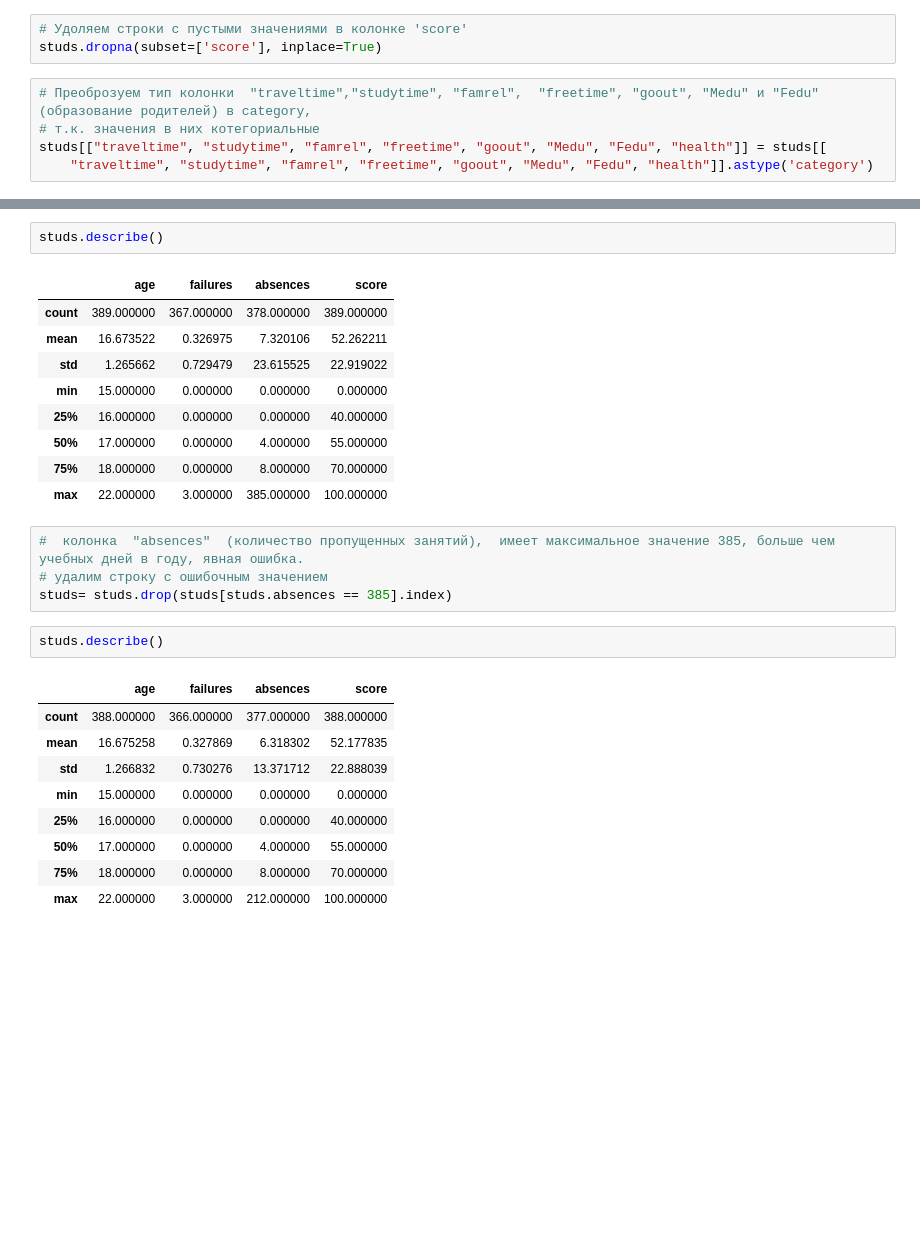
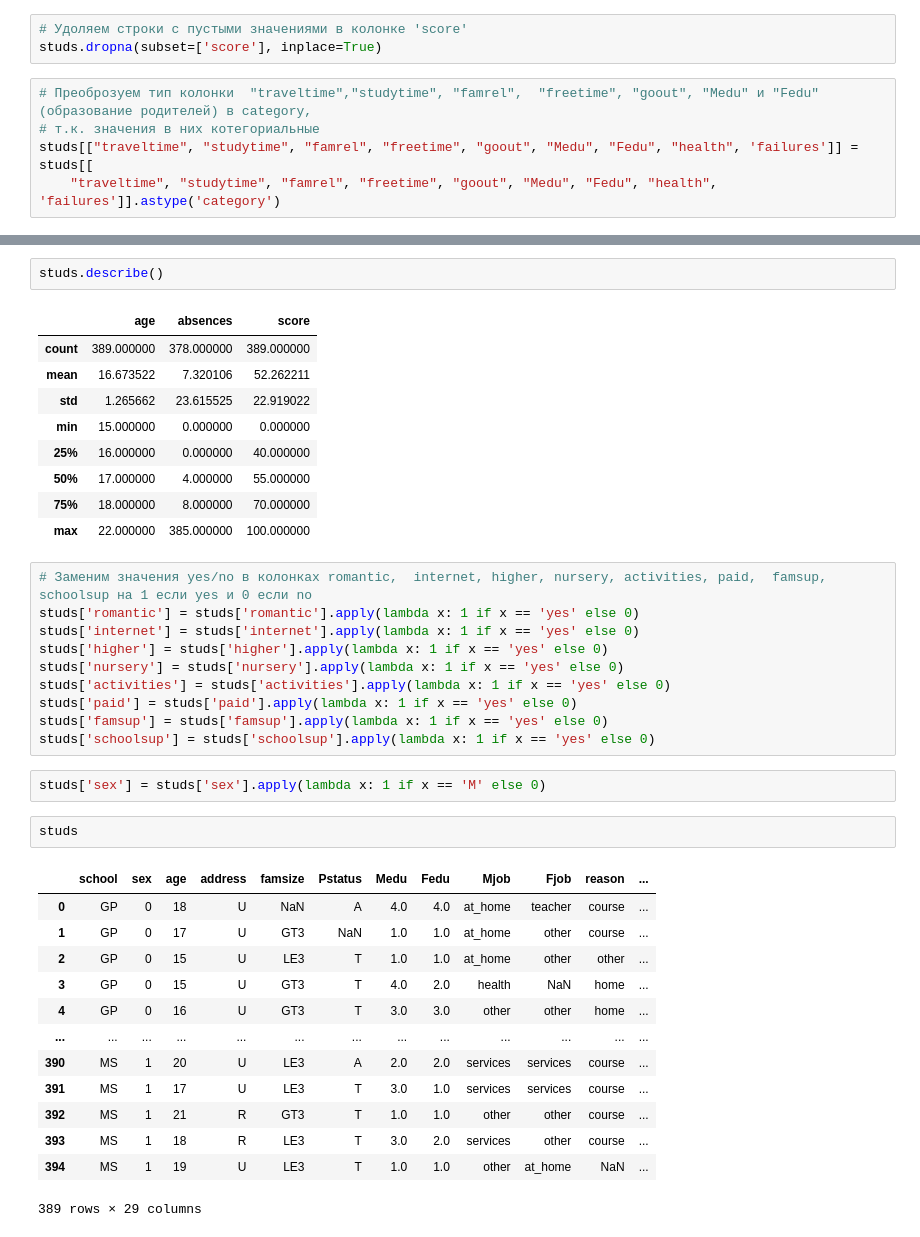
Before and after one commit to NikolasV87/moduke_2, a Jupyter notebook: stud_muth.ipynb, the cells around one changed output, grey strips where cells are left out. Saved outputs shown, nothing was run; the diff lists cells and outputs as text; blank space fills up the shorter version.

```diff
--- a/stud_muth.ipynb
+++ b/stud_muth.ipynb
@@ -125,5 +181,5 @@ studs.dropna(subset=['score'], inplace=True)
 # %%
 # Преоброзуем тип колонки  "traveltime","studytime", "famrel",	"freetime",	"goout", "Medu" и "Fedu" (образование родителей) в category,
 # т.к. значения в них котегориальные
-studs[["traveltime", "studytime", "famrel", "freetime", "goout", "Medu", "Fedu", "health"]] = studs[[
-    "traveltime", "studytime", "famrel", "freetime", "goout", "Medu", "Fedu", "health"]].astype('category')
+studs[["traveltime", "studytime", "famrel", "freetime", "goout", "Medu", "Fedu", "health", 'failures']] = studs[[
+    "traveltime", "studytime", "famrel", "freetime", "goout", "Medu", "Fedu", "health", 'failures']].astype('category')
@@ -151,28 +186,40 @@ dtype: int64
 # %%
 studs.describe()
 # %% [output]
-|  | age | failures | absences | score |
-| count | 389.000000 | 367.000000 | 378.000000 | 389.000000 |
-| mean | 16.673522 | 0.326975 | 7.320106 | 52.262211 |
-| std | 1.265662 | 0.729479 | 23.615525 | 22.919022 |
-| min | 15.000000 | 0.000000 | 0.000000 | 0.000000 |
-| 25% | 16.000000 | 0.000000 | 0.000000 | 40.000000 |
-| 50% | 17.000000 | 0.000000 | 4.000000 | 55.000000 |
-| 75% | 18.000000 | 0.000000 | 8.000000 | 70.000000 |
-| max | 22.000000 | 3.000000 | 385.000000 | 100.000000 |
+|  | age | absences | score |
+| count | 389.000000 | 378.000000 | 389.000000 |
+| mean | 16.673522 | 7.320106 | 52.262211 |
+| std | 1.265662 | 23.615525 | 22.919022 |
+| min | 15.000000 | 0.000000 | 0.000000 |
+| 25% | 16.000000 | 0.000000 | 40.000000 |
+| 50% | 17.000000 | 4.000000 | 55.000000 |
+| 75% | 18.000000 | 8.000000 | 70.000000 |
+| max | 22.000000 | 385.000000 | 100.000000 |
-# %%
-#  колонка  "absences"  (количество пропущенных занятий),  имеет максимальное значение 385, больше чем учебных дней в году, явная ошибка.
-# удалим строку с ошибочным значением
-studs= studs.drop(studs[studs.absences == 385].index)
+# %%
+# Заменим значения yes/no в колонках romantic,  internet, higher, nursery, activities, paid,  famsup, schoolsup на 1 если yes и 0 если no
+studs['romantic'] = studs['romantic'].apply(lambda x: 1 if x == 'yes' else 0)
+studs['internet'] = studs['internet'].apply(lambda x: 1 if x == 'yes' else 0)
+studs['higher'] = studs['higher'].apply(lambda x: 1 if x == 'yes' else 0)
+studs['nursery'] = studs['nursery'].apply(lambda x: 1 if x == 'yes' else 0)
+studs['activities'] = studs['activities'].apply(lambda x: 1 if x == 'yes' else 0)
+studs['paid'] = studs['paid'].apply(lambda x: 1 if x == 'yes' else 0)
+studs['famsup'] = studs['famsup'].apply(lambda x: 1 if x == 'yes' else 0)
+studs['schoolsup'] = studs['schoolsup'].apply(lambda x: 1 if x == 'yes' else 0)
+# %%
+studs['sex'] = studs['sex'].apply(lambda x: 1 if x == 'M' else 0)
 # %%
-studs.describe()
+studs
 # %% [output]
-|  | age | failures | absences | score |
-| count | 388.000000 | 366.000000 | 377.000000 | 388.000000 |
-| mean | 16.675258 | 0.327869 | 6.318302 | 52.177835 |
-| std | 1.266832 | 0.730276 | 13.371712 | 22.888039 |
-| min | 15.000000 | 0.000000 | 0.000000 | 0.000000 |
-| 25% | 16.000000 | 0.000000 | 0.000000 | 40.000000 |
-| 50% | 17.000000 | 0.000000 | 4.000000 | 55.000000 |
-| 75% | 18.000000 | 0.000000 | 8.000000 | 70.000000 |
-| max | 22.000000 | 3.000000 | 212.000000 | 100.000000 |
+|  | school | sex | age | address | famsize | Pstatus | Medu | Fedu | Mjob | Fjob | reason | ... |
+| 0 | GP | 0 | 18 | U | NaN | A | 4.0 | 4.0 | at_home | teacher | course | ... |
+| 1 | GP | 0 | 17 | U | GT3 | NaN | 1.0 | 1.0 | at_home | other | course | ... |
+| 2 | GP | 0 | 15 | U | LE3 | T | 1.0 | 1.0 | at_home | other | other | ... |
+| 3 | GP | 0 | 15 | U | GT3 | T | 4.0 | 2.0 | health | NaN | home | ... |
+| 4 | GP | 0 | 16 | U | GT3 | T | 3.0 | 3.0 | other | other | home | ... |
+| ... | ... | ... | ... | ... | ... | ... | ... | ... | ... | ... | ... | ... |
+| 390 | MS | 1 | 20 | U | LE3 | A | 2.0 | 2.0 | services | services | course | ... |
+| 391 | MS | 1 | 17 | U | LE3 | T | 3.0 | 1.0 | services | services | course | ... |
+| 392 | MS | 1 | 21 | R | GT3 | T | 1.0 | 1.0 | other | other | course | ... |
+| 393 | MS | 1 | 18 | R | LE3 | T | 3.0 | 2.0 | services | other | course | ... |
+| 394 | MS | 1 | 19 | U | LE3 | T | 1.0 | 1.0 | other | at_home | NaN | ... |
+389 rows × 29 columns
```
Also changed, not shown: parts of 47 cells of this notebook, 2 other files.
